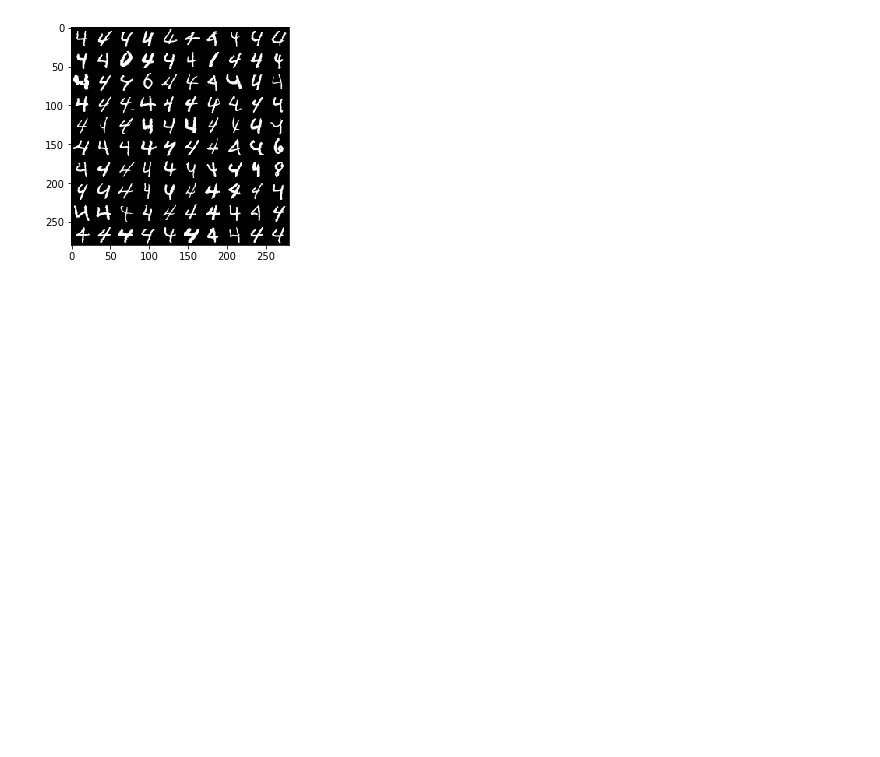
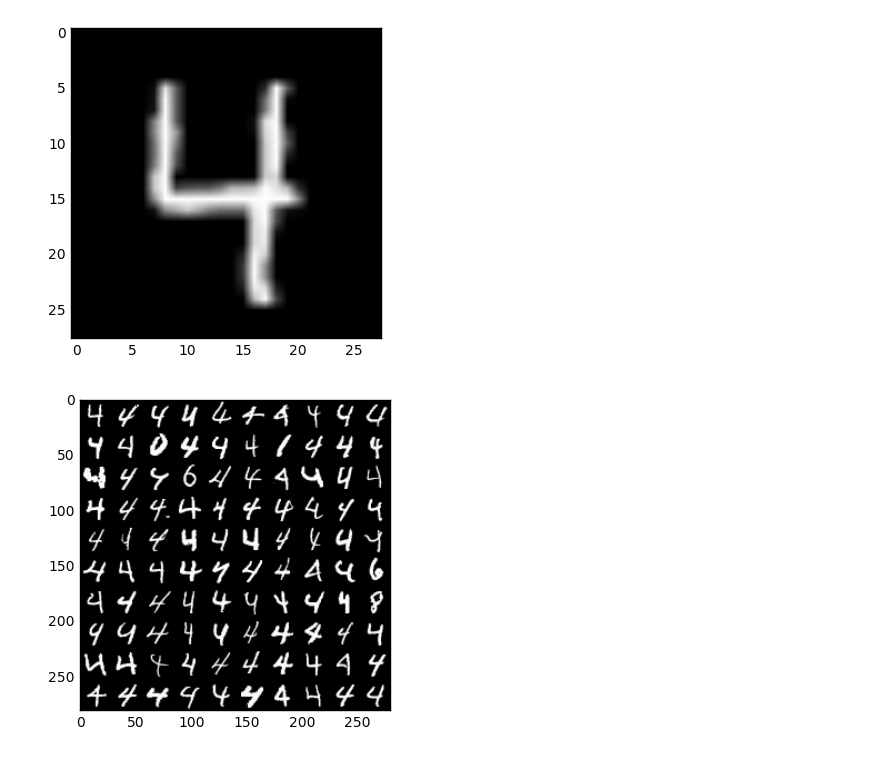
Before and after one commit to zc8340311/RobustAutoencoder, a Jupyter notebook: data/Data Load and Show.ipynb, the cells around one changed output. Drawn from its saved outputs; the diff is of its cells as text; code cells hidden in the pictures; blank space fills up the shorter version.

```diff
--- a/data/Data Load and Show.ipynb
+++ b/data/Data Load and Show.ipynb
@@ -19,10 +19,14 @@ print Counter(y.reshape(y.size))
 Counter({4: 4859, 0: 35, 7: 34, 9: 34, 2: 29, 5: 28, 6: 28, 8: 27, 1: 25, 3: 25})
 # %%
+one_pic = data[0].reshape(28,28)
+plt.imshow(one_pic,cmap='gray')
+plt.show()
 Xpic = I.tile_raster_images(X = data, img_shape=(28,28), tile_shape=(10,10))
 plt.imshow(Xpic,cmap='gray')
 plt.show()
 # %% [output]
-[figure, old version]
+[figure, new version]
+[figure, added]
 # %%
 data = np.loadtxt("data.txt",delimiter=",")
 y = np.loadtxt("y.txt",delimiter=",")
```
Also changed, not shown: parts of 4 cells of this notebook.
